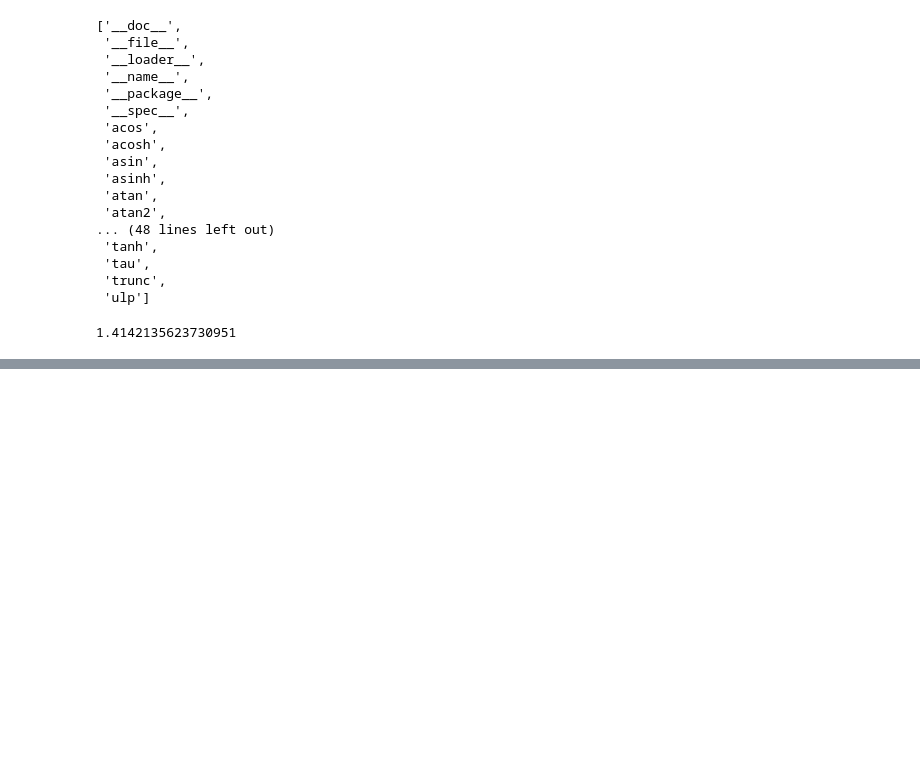
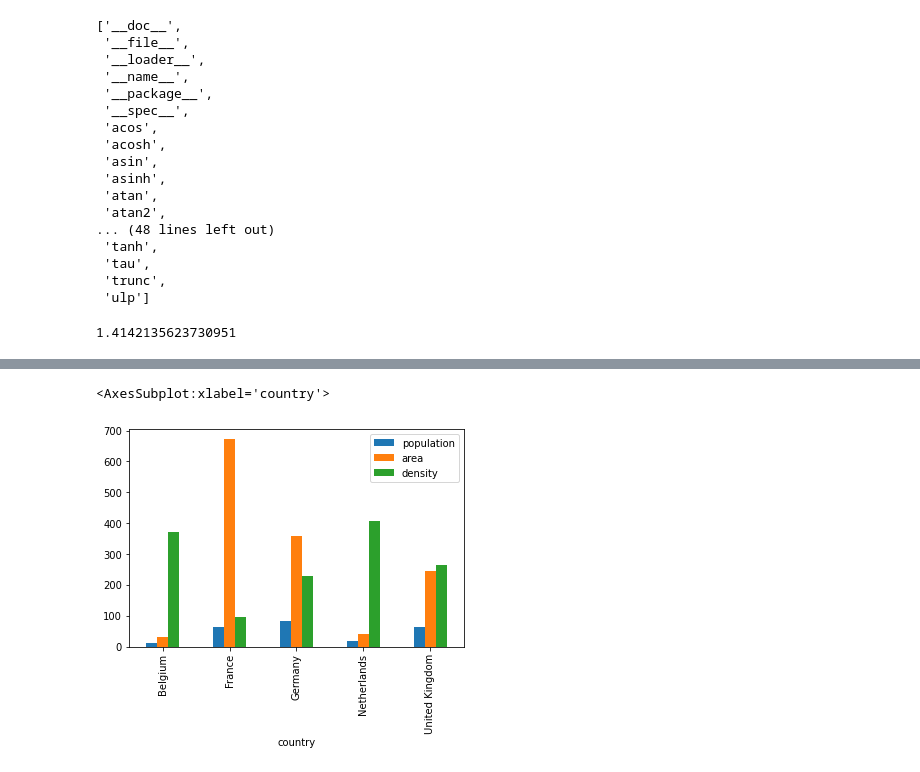
Before and after one commit to bb1000/lecture-files, a Jupyter notebook: samplecode.ipynb, the cells around one changed output, grey strips where cells are left out. Drawn from its saved outputs; the diff is of its cells as text; code cells hidden in the pictures; blank space fills up the shorter version.

```diff
--- a/samplecode.ipynb
+++ b/samplecode.ipynb
@@ -298,0 +980,5 @@ math.sqrt(2)
+# %%
+countries.plot(kind='bar')
+# %% [output]
+<AxesSubplot:xlabel='country'>
+[figure, added]
```
Also changed, not shown: parts of 111 cells of this notebook, 1 other file.
